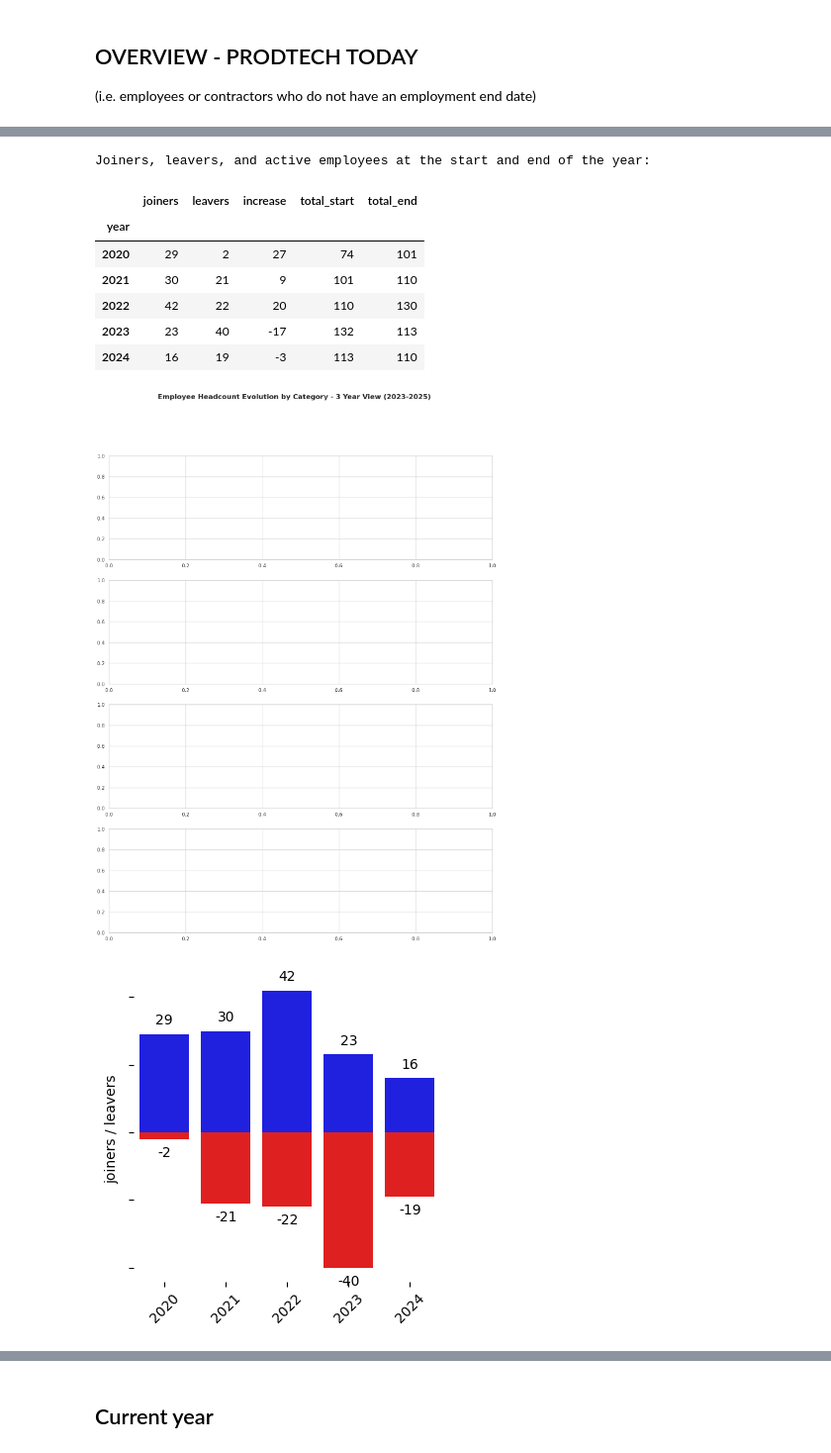
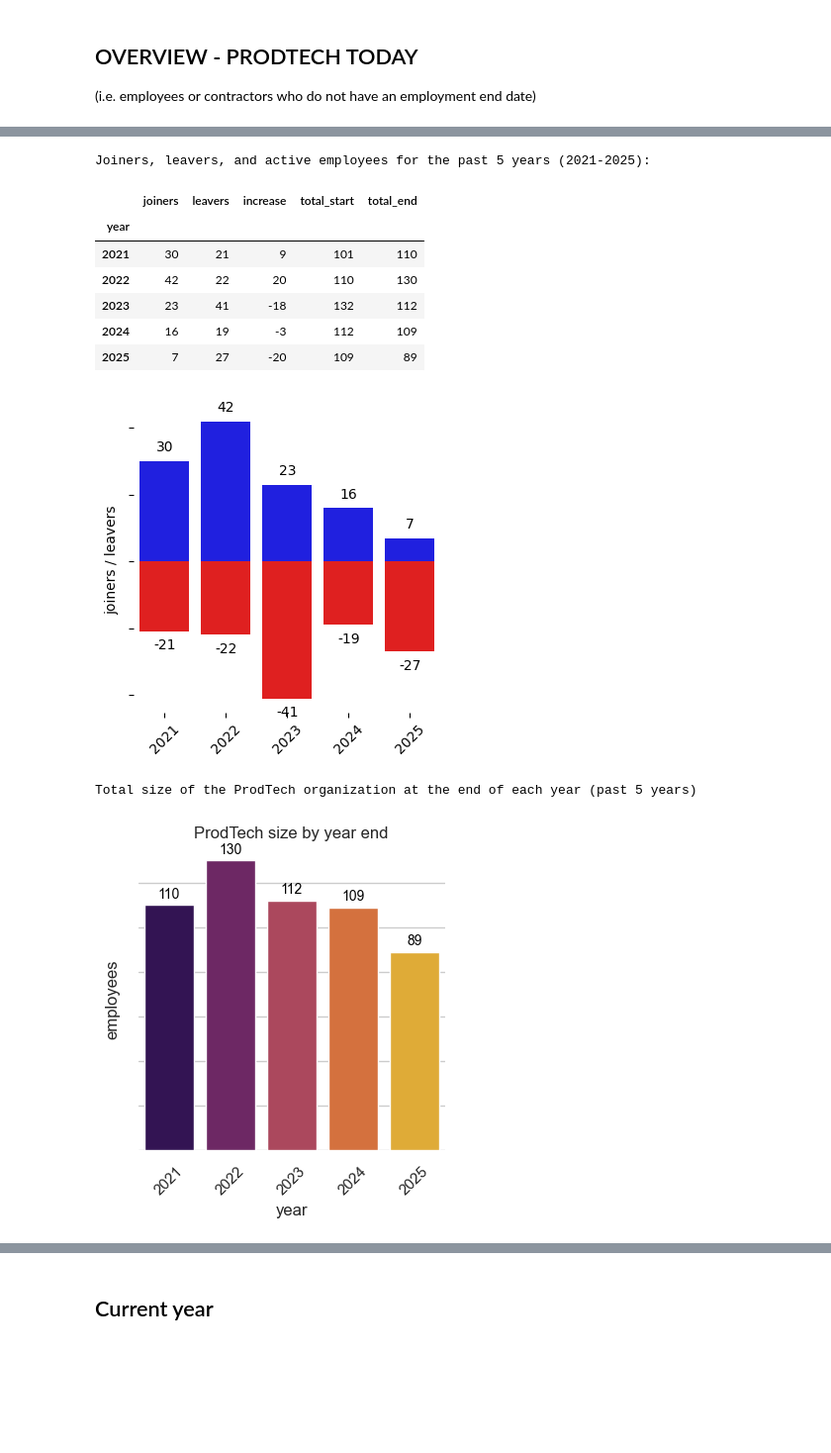
Before and after one commit to demedlher/PRODTECH_INVESTMENTS, a Jupyter notebook: PT-headcount.ipynb, the cells around one changed output, grey strips where cells are left out. Shown at 99% size. Saved outputs shown, nothing was run; the diff lists cells and outputs as text; code cells hidden in the pictures; blank space fills up the shorter version.

Commit message:
in the middle of 5 year history

```diff
--- a/PT-headcount.ipynb
+++ b/PT-headcount.ipynb
@@ -1026,10 +1311,14 @@ Team members with a set end date in 2025 (highlighted: not left yet): 25
 # create a dataframe to contain the number of joiners, leavers, and active employees each year
 # we will use the year as the index for the dataframe
 
+# Calculate the past 5 years including current year
+current_year = pd.Timestamp.now().year
+start_year = current_year - 4  # 5 years total: current year and 4 previous years
+
 df_joiners_leavers = pd.DataFrame(columns=['joiners', 'leavers', 'increase', 'total_start', 'total_end'])
 df_joiners_leavers.index.name = 'year'
 
-for x in range(2020, 2025):
+for x in range(start_year, current_year + 1):
     # find the joiners for these years
     df2 = df[df.start.dt.year.eq(x)]
     df2.style.format(na_rep='')
@@ -1052,7 +1341,7 @@ for x in range(2020, 2025):
 # calculate the difference
 df_joiners_leavers['increase'] = df_joiners_leavers.joiners - df_joiners_leavers.leavers
 
-print("\nJoiners, leavers, and active employees at the start and end of the year: \n")
+print(f"\nJoiners, leavers, and active employees for the past 5 years ({start_year}-{current_year}): \n")
 
 display(df_joiners_leavers)
 
@@ -1069,38 +1358,38 @@ plot.spines['left'].set_visible(False)
 plot.set_xticklabels(plot.get_xticklabels(), rotation=45)
 plot.set(yticklabels=[])
 plot.set_ylabel('joiners / leavers')
 plot.set_xlabel('')
 plot.set_title('')
 plt.show()
 
-print("\nTotal size of the ProdTech organization at the end of each year (NB: exact numbers can vary between tools depending on exact formula they use) \n")
-
+print(f"\nTotal size of the ProdTech organization at the end of each year (past 5 years) \n")
 
 # display total employee count at the end of each year
 plt.figure(figsize=(4, 4))
 sns.set_theme(style="whitegrid")
 plot = sns.barplot(data=df_joiners_leavers.reset_index(), x="year", y="total_end", palette="inferno")
 
 # Add data labels above each bar
 for container in plot.containers:
     plot.bar_label(container, fmt='%.0f', label_type='edge', padding=3, fontsize=10, color='black')
 
 plot.set(xlabel="year", ylabel="employees", title="ProdTech size by year end")
 plot.spines['top'].set_visible(False)
 plot.spines['right'].set_visible(False)
 plot.spines['bottom'].set_visible(False)
 plot.spines['left'].set_visible(False)
 plot.set_xticklabels(plot.get_xticklabels(), rotation=45)
 plot.set(yticklabels=[])
 plt.show()
 # %% [output]
-Joiners, leavers, and active employees at the start and end of the year:
+Joiners, leavers, and active employees for the past 5 years (2021-2025):
 |  | joiners | leavers | increase | total_start | total_end |
 | year |  |  |  |  |  |
-| 2020 | 29 | 2 | 27 | 74 | 101 |
 | 2021 | 30 | 21 | 9 | 101 | 110 |
 | 2022 | 42 | 22 | 20 | 110 | 130 |
-| 2023 | 23 | 40 | -17 | 132 | 113 |
-| 2024 | 16 | 19 | -3 | 113 | 110 |
+| 2023 | 23 | 41 | -18 | 132 | 112 |
+| 2024 | 16 | 19 | -3 | 112 | 109 |
+| 2025 | 7 | 27 | -20 | 109 | 89 |
-[figure, old version]
+[figure, new version]
+Total size of the ProdTech organization at the end of each year (past 5 years)
-[figure, old version]
+[figure, new version]
```
Also changed, not shown: parts of 22 cells of this notebook, 1 other file.
